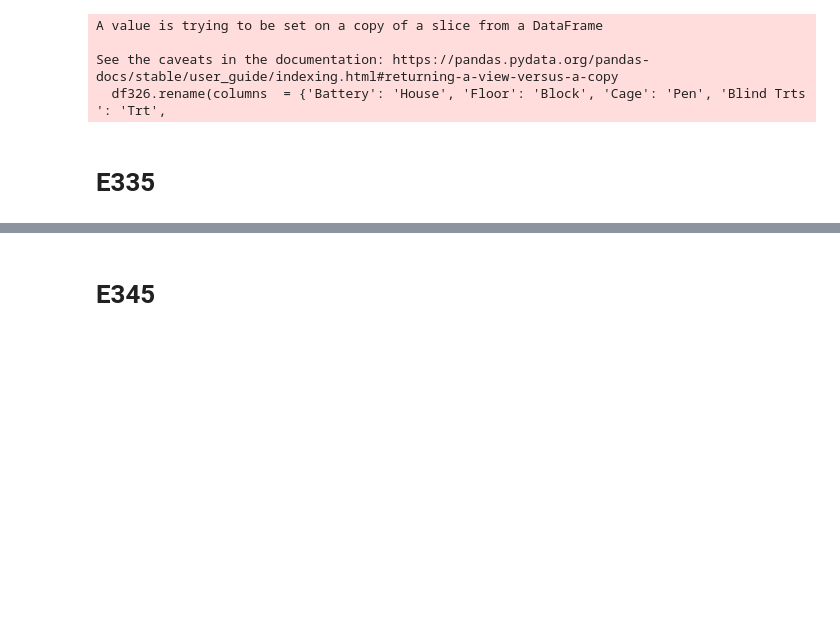
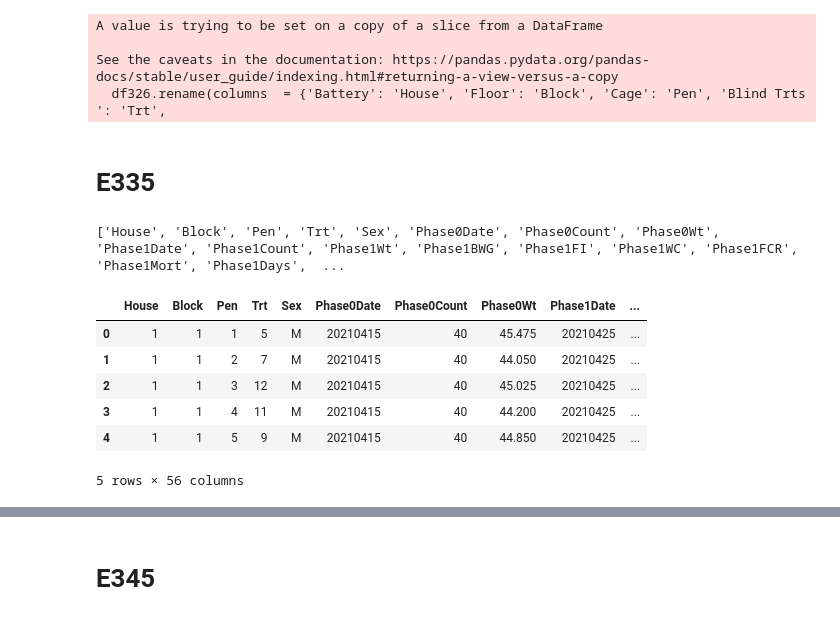
Before and after one commit to SIWAproject/Performance, a Jupyter notebook: correlation/Python/performance_df.ipynb, the cells around one changed output, grey strips where cells are left out. Cells and saved outputs as stored; diff of their text form; code cells hidden in the pictures; blank space fills up the shorter version.

```diff
--- a/correlation/Python/performance_df.ipynb
+++ b/correlation/Python/performance_df.ipynb
@@ -256,3 +256,16 @@ See the caveats in the documentation: https://pandas.pydata.org/pandas-docs/stab
 df326.to_csv("/Users/sebastianbedoyamazo/Documents/siwa/siwa2022/performance/performance_df/performance_E326.csv", header=True, index=False)
 # %% [markdown]
 # E335
+# %%
+print(list(E335.columns))
+E335["Projectid"] = 'E335'
+E335.head()
+# %% [output]
+['House', 'Block', 'Pen', 'Trt', 'Sex', 'Phase0Date', 'Phase0Count', 'Phase0Wt', 'Phase1Date', 'Phase1Count', 'Phase1Wt', 'Phase1BWG', 'Phase1FI', 'Phase1WC', 'Phase1FCR', 'Phase1Mort', 'Phase1Days',  ...
+|  | House | Block | Pen | Trt | Sex | Phase0Date | Phase0Count | Phase0Wt | Phase1Date | ... |
+| 0 | 1 | 1 | 1 | 5 | M | 20210415 | 40 | 45.475 | 20210425 | ... |
+| 1 | 1 | 1 | 2 | 7 | M | 20210415 | 40 | 44.050 | 20210425 | ... |
+| 2 | 1 | 1 | 3 | 12 | M | 20210415 | 40 | 45.025 | 20210425 | ... |
+| 3 | 1 | 1 | 4 | 11 | M | 20210415 | 40 | 44.200 | 20210425 | ... |
+| 4 | 1 | 1 | 5 | 9 | M | 20210415 | 40 | 44.850 | 20210425 | ... |
+5 rows × 56 columns
```
Also changed, not shown: parts of 5 cells of this notebook, 1 other file.
